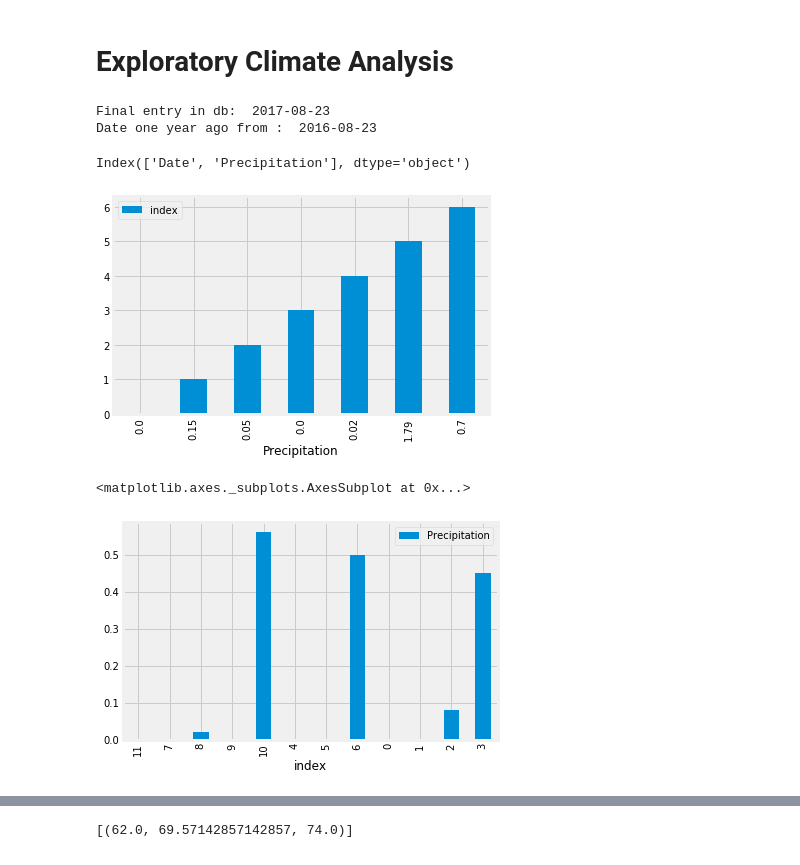
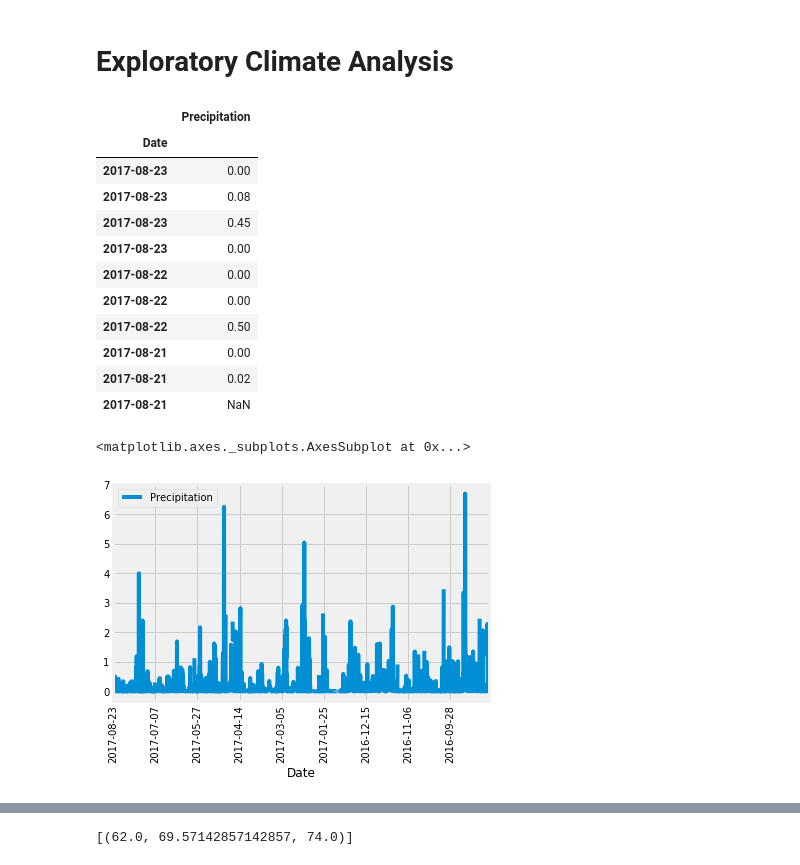
Before and after one commit to bwaiharo/sqlalchemy-challenge, a Jupyter notebook: climate_starter.ipynb, the cells around one changed output, grey strips where cells are left out. Drawn from its saved outputs; the diff is of its cells as text; code cells hidden in the pictures.

```diff
--- a/climate_starter.ipynb
+++ b/climate_starter.ipynb
@@ -66,52 +67,48 @@ elevation FLOAT
 # %% [markdown]
 # Exploratory Climate Analysis
 # %%
+# Calculate the date 1 year ago from the last data point in the database
+one_yr_ago = dt.date(2017, 8, 23) - dt.timedelta(days=365)
+
 # Design a query to retrieve the last 12 months of precipitation data and plot the results
-measurement_12 = session.query(Measurement).filter(Measurement.date).order_by(Measurement.date.desc()).limit(12).all()
+measurement_12 = session.query(Measurement.date,Measurement.prcp).filter(Measurement.date >= one_yr_ago).order_by(Measurement.date.desc()).all()
 # for measure in measurement_12:
-#     print(measure.date)
-# Calculate the date 1 year ago from the last data point in the database
-date_one_year_ago = session.query(Measurement.date).order_by(Measurement.date.desc()).first()
-print("Final entry in db: ",*date_one_year_ago)
+#     print(measure.date, measure.prcp)
 
-d1yr = dt.date(2017,8,23) - dt.timedelta(days = 365)
-print("Date one year ago from : ", d1yr)
 # Perform a query to retrieve the data and precipitation scores
-q_date = []
-q_prcp = []
-prcp_data = session.query(Measurement).filter(Measurement.date == d1yr)
-for prcp in prcp_data:
-    q_date.append(prcp.date)
-    q_prcp.append(prcp.prcp)
+df = pd.DataFrame(measurement_12[:2230], columns=['Date', 'Precipitation'])
+df.set_index('Date', inplace=True )
+
+
 # Save the query results as a Pandas DataFrame and set the index to the date column
-q_results = pd.DataFrame({"Date":q_date,"Precipitation":q_prcp}).replace(np.nan,0)
 
 # Sort the dataframe by date
-q_results_sorted_1 = q_results.sort_values(['Date'],ascending=[True])
+result = df.sort_values(by='Date', ascending=False)
+result.head(10)
 # Use Pandas Plotting with Matplotlib to plot the data
-q_results_sorted_1.reset_index().plot(x ='Precipitation', y='index',kind = 'bar')
-
-q_results_sorted_1.columns
 # %% [output]
-Final entry in db:  2017-08-23
-Date one year ago from :  2016-08-23
-Index(['Date', 'Precipitation'], dtype='object')
-[figure, removed]
+|  | Precipitation |
+| Date |  |
+| 2017-08-23 | 0.00 |
+| 2017-08-23 | 0.08 |
+| 2017-08-23 | 0.45 |
+| 2017-08-23 | 0.00 |
+| 2017-08-22 | 0.00 |
+| 2017-08-22 | 0.00 |
+| 2017-08-22 | 0.50 |
+| 2017-08-21 | 0.00 |
+| 2017-08-21 | 0.02 |
+| 2017-08-21 | NaN |
-# %%
-q_date = []
-q_prcp = []
-
-measurement_12 = session.query(Measurement).filter(Measurement.date).order_by(Measurement.date.desc()).limit(12).all()
-for measure in measurement_12:
-    q_date.append(measure.date)
-    q_prcp.append(measure.prcp)
-
-q_results = pd.DataFrame({"Date":q_date,"Precipitation":q_prcp}).replace(np.nan,0)
-q_results_sorted = q_results.sort_values(['Date'],ascending=[True])
-q_results_sorted.reset_index().plot(x ='index', y='Precipitation',kind = 'bar')
-# %% [output]
-<matplotlib.axes._subplots.AxesSubplot at 0x...>
-[figure, removed]
+# %%
+# ax = df.iloc[:20:-1].plot(kind='bar', title ='Precipitation', figsize=(15, 10), legend=True, fontsize=12)
+# ax.set_xlabel("Date", fontsize=12)
+# ax.set_ylabel("Precipitation", fontsize=12)
+# plt.show()
+
+result.plot(rot=90)
+# %% [output]
+<matplotlib.axes._subplots.AxesSubplot at 0x...>
+[figure, added]
 # %% [markdown]
 ![precipitation](Images/precipitation.png)
 # %%
```
Also changed, not shown: parts of 12 cells of this notebook, 1 other file.
